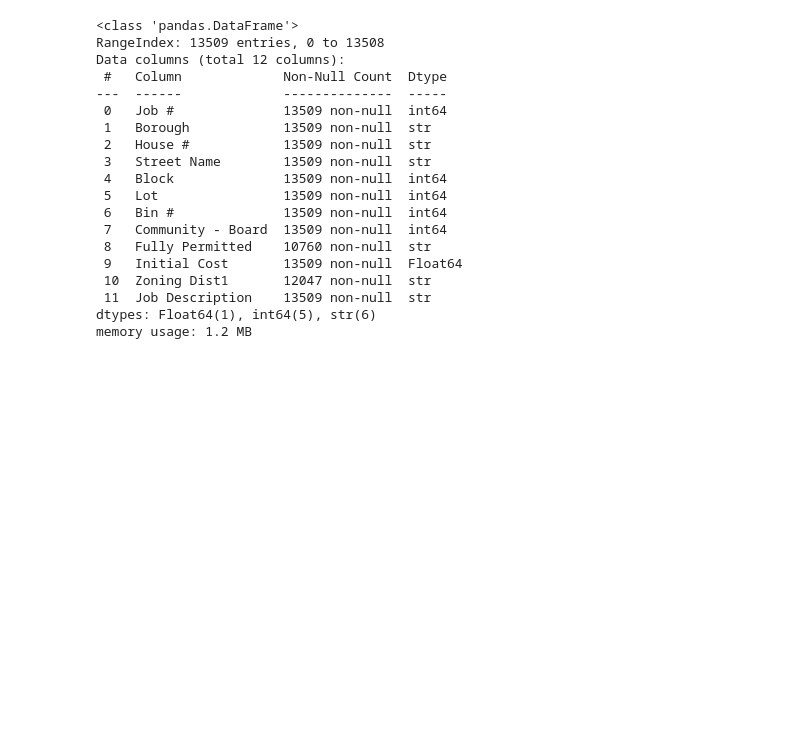
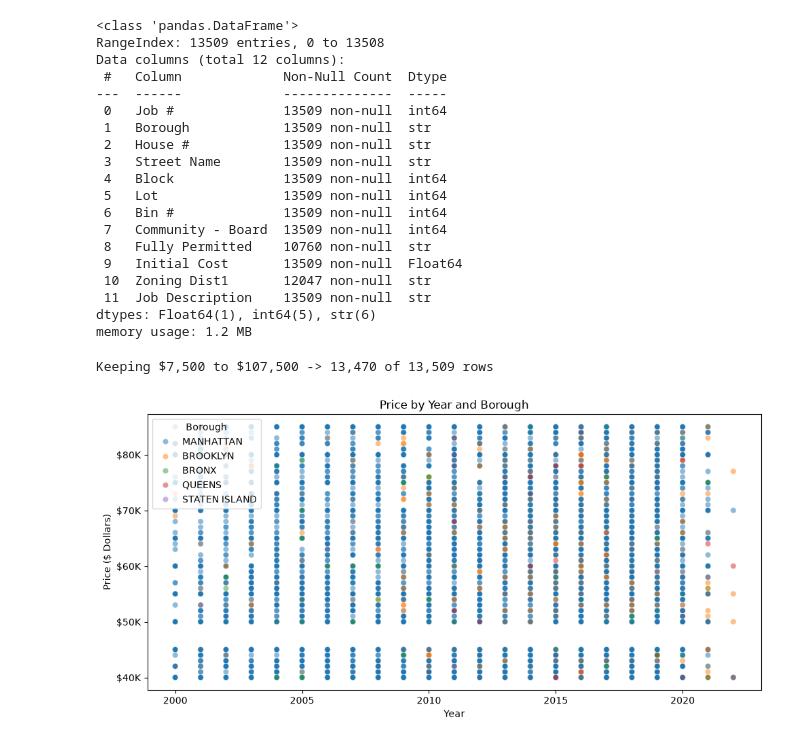
Before and after one commit to iaac-maai/group7_day1_assigment, a Jupyter notebook: New_York_Housing_cost/notebook/data_cleaning_and_EDA.ipynb, the cells around one changed output. Saved outputs shown, nothing was run; the diff lists cells and outputs as text; code cells hidden in the pictures; blank space fills up the shorter version.

```diff
--- a/New_York_Housing_cost/notebook/data_cleaning_and_EDA.ipynb
+++ b/New_York_Housing_cost/notebook/data_cleaning_and_EDA.ipynb
@@ -301,3 +301,36 @@ Data columns (total 12 columns):
  11  Job Description    13509 non-null  str
 dtypes: Float64(1), int64(5), str(6)
 memory usage: 1.2 MB
+# %%
+# 1. Make sure price is numeric
+df_clean["Initial Cost"] = pd.to_numeric(
+    df_clean["Initial Cost"].astype(str).str.replace(r"[$,]", "", regex=True),
+    errors="coerce"
+)
+
+# 2. Remove outliers with the IQR rule
+q1, q3 = df_clean["Initial Cost"].quantile([0.25, 0.75])
+iqr = q3 - q1
+low, high = q1 - 1.5 * iqr, q3 + 1.5 * iqr
+
+plot_df = df_clean[df_clean["Initial Cost"].between(low, high)]
+print(f"Keeping ${low:,.0f} to ${high:,.0f} -> {len(plot_df):,} of {len(df_clean):,} rows")
+
+# 3. Get the year (into a new column, so the original dates stay untouched)
+plot_df = plot_df.copy()
+plot_df["Year"] = pd.to_datetime(plot_df["Fully Permitted"], format="%m/%d/%Y", errors="coerce").dt.year
+
+# 4. Scatter plot
+fig, ax = plt.subplots(figsize=(10, 5))
+
+sns.scatterplot(data=plot_df, x="Year", y="Initial Cost", hue="Borough", alpha=0.5, ax=ax)
+
+ax.set_title("Price by Year and Borough")
+ax.set_ylabel("Price ($ Dollars)")
+ax.yaxis.set_major_formatter(FuncFormatter(lambda y, pos: f"${y/1000:.0f}K"))
+
+plt.tight_layout()
+plt.show()
+# %% [output]
+Keeping $7,500 to $107,500 -> 13,470 of 13,509 rows
+[figure, added]
```
Also changed, not shown: parts of 2 cells of this notebook.
